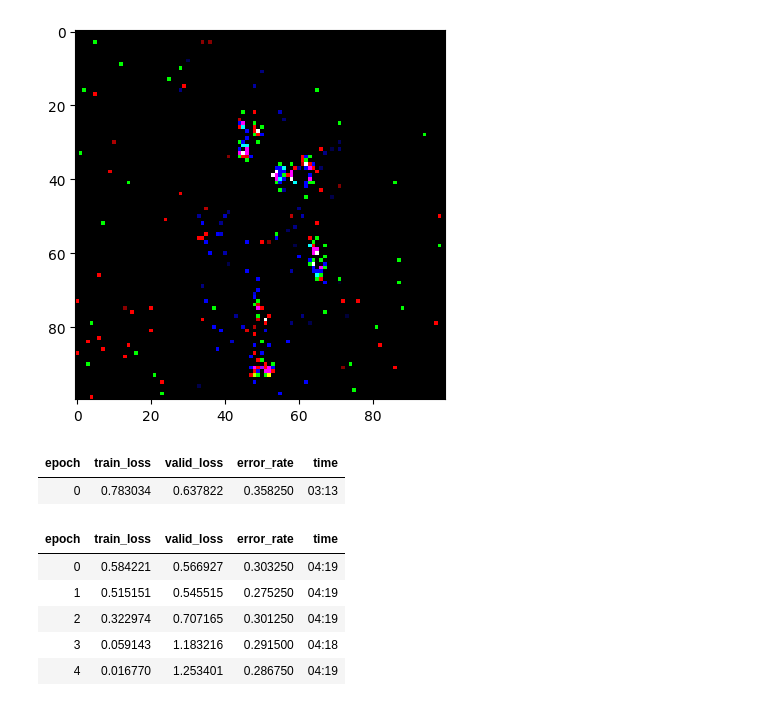
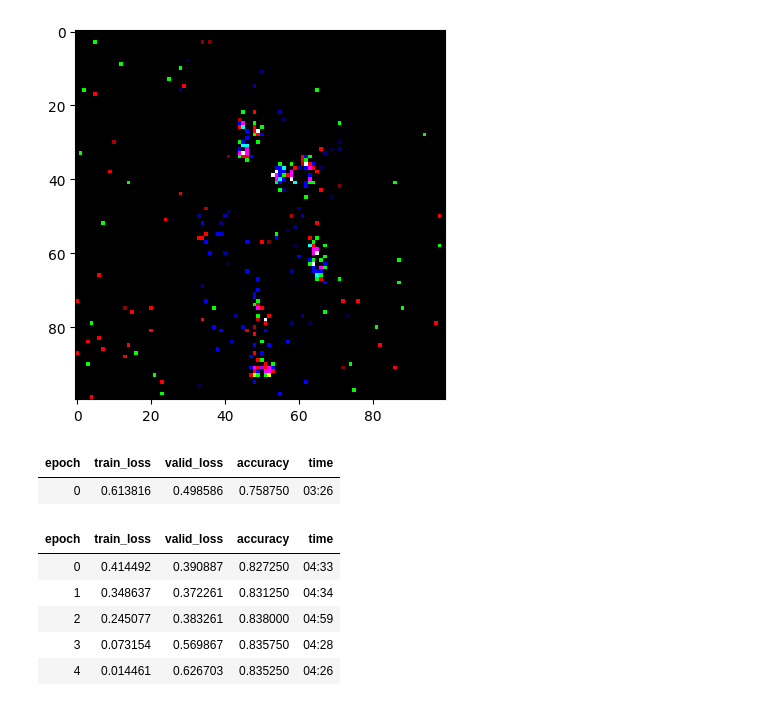
Before and after one commit to 591291-hvl/Bachelor, a Jupyter notebook: Code/notebooks/firstModell.ipynb, the cells around one changed output. Cells and saved outputs as stored; diff of their text form; code cells hidden in the pictures.

Commit message:
updatet metrics, and failed at multiplot

```diff
--- a/Code/notebooks/firstModell.ipynb
+++ b/Code/notebooks/firstModell.ipynb
@@ -69,14 +69,14 @@ standardPlot(img[1])
 Clipping input data to the valid range for imshow with RGB data ([0..1] for floats or [0..255] for integers).
 [figure]
 # %%
-learner = vision_learner(dls, resnet18, metrics=error_rate)
+learner = vision_learner(dls, resnet18, metrics=accuracy)
 learner.fine_tune(5)
 # %% [output]
-| epoch | train_loss | valid_loss | error_rate | time |
-| 0 | 0.783034 | 0.637822 | 0.358250 | 03:13 |
+| epoch | train_loss | valid_loss | accuracy | time |
+| 0 | 0.613816 | 0.498586 | 0.758750 | 03:26 |
-| epoch | train_loss | valid_loss | error_rate | time |
-| 0 | 0.584221 | 0.566927 | 0.303250 | 04:19 |
-| 1 | 0.515151 | 0.545515 | 0.275250 | 04:19 |
-| 2 | 0.322974 | 0.707165 | 0.301250 | 04:19 |
-| 3 | 0.059143 | 1.183216 | 0.291500 | 04:18 |
-| 4 | 0.016770 | 1.253401 | 0.286750 | 04:19 |
+| epoch | train_loss | valid_loss | accuracy | time |
+| 0 | 0.414492 | 0.390887 | 0.827250 | 04:33 |
+| 1 | 0.348637 | 0.372261 | 0.831250 | 04:34 |
+| 2 | 0.245077 | 0.383261 | 0.838000 | 04:59 |
+| 3 | 0.073154 | 0.569867 | 0.835750 | 04:28 |
+| 4 | 0.014461 | 0.626703 | 0.835250 | 04:26 |
```
Also changed, not shown: 2 other files.
